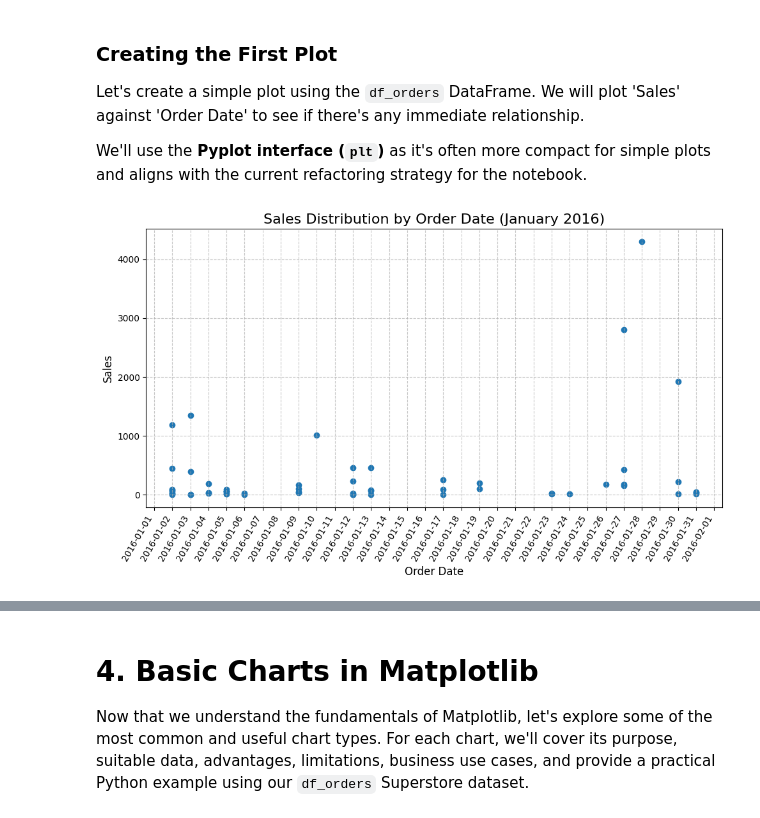
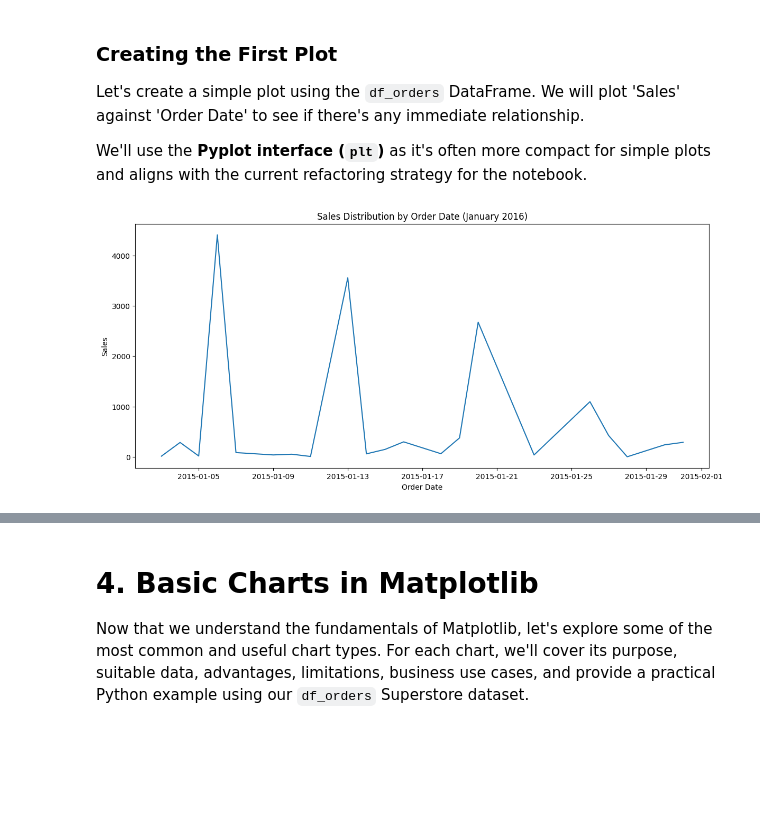
Before and after one commit to Mohamad-Selawy/Data-Analysis, a Jupyter notebook: Data Analysis/Level 2/Part_1_Fundamentals_and_Matplotlib_Basics.ipynb, the cells around one changed output, grey strips where cells are left out. Cells and saved outputs as stored; diff of their text form; code cells hidden in the pictures; blank space fills up the shorter version.

```diff
--- a/Data Analysis/Level 2/Part_1_Fundamentals_and_Matplotlib_Basics.ipynb
+++ b/Data Analysis/Level 2/Part_1_Fundamentals_and_Matplotlib_Basics.ipynb
@@ -254,49 +199,32 @@ Let's create a simple plot using the `df_orders` DataFrame. We will plot 'Sales'
 
 We'll use the **Pyplot interface (`plt`)** as it's often more compact for simple plots and aligns with the current refactoring strategy for the notebook.
 # %%
-import matplotlib.ticker as mticker
 # Create a simple plot using the pyplot interface
 # We use plt.figure() to explicitly create a figure and specify its size.
 # Then, we directly call plotting functions on plt.
-plt.figure(figsize=(10, 6)) # Increased figure width for better date visibility
+plt.figure(figsize=(14, 6)) # Increased figure width for better date visibility
 
 # Filter df_orders for sales in 2015
-df_orders_2016 = df_orders[df_orders['Order Date'].between('2016-01-01','2016-01-31')]
+df_orders_2016 = df_orders[df_orders['Order Date'].between('2015-01-01','2015-01-31')]
+df_orders_2016 = df_orders_2016.groupby('Order Date')['Sales'].sum()
 
 # Plotting data directly using plt.scatter()
 # 'df_orders['Order Date']' is assigned to the x-axis, 'Sales' to the y-axis.
-plt.scatter(x=df_orders_2016['Order Date'], y=df_orders_2016['Sales'])
+plt.plot(df_orders_2016)
 
 # Setting the title of the plot directly using plt.title()
-plt.title('Sales Distribution by Order Date (January 2016)', fontsize=16)
+plt.title('Sales Distribution by Order Date (January 2016)')
 
 # Setting the label for the x-axis using plt.xlabel()
-plt.xlabel('Order Date', fontsize=12)
+plt.xlabel('Order Date')
 
 # Setting the label for the y-axis using plt.ylabel()
-plt.ylabel('Sales', fontsize=12)
+plt.ylabel('Sales')
 
-# Add grid for better readability
-plt.grid(True, linestyle='--', alpha=0.7)
-
-# --- Customize x-axis to display every day ---
-import matplotlib.dates as mdates # Import the dates module from Matplotlib
-# Get the current Axes object to modify its properties
-plt.gca().xaxis.set_major_locator(mdates.DayLocator()) # Set major ticks for every day
-plt.gca().xaxis.set_major_formatter(mdates.DateFormatter('%Y-%m-%d')) # Format the major tick labels as Year-Month-Day
-
-# --- Customize y-axis using a locator ---
-# Get the current Axes object for the y-axis
-plt.gca().yaxis.set_major_locator(mticker.MaxNLocator(5)) # Set a maximum of 5 major ticks on the y-axis
-
-# Rotate x-axis labels for better readability
-plt.xticks(rotation=60, ha='right', fontsize = 10)
-
-# Automatically adjusts spacing so that labels, titles, and ticks fit within the figure without being cut off.
-# Without it, long rotated date labels might extend beyond the edge of the figure.
-plt.tight_layout()
+# Save the figure to a file
+plt.savefig('total_sales_by_category.png')
 
 # Display the plot
 plt.show()
 # %% [output]
-[figure, old version]
+[figure, new version]
```
Also changed, not shown: parts of 19 cells of this notebook.
